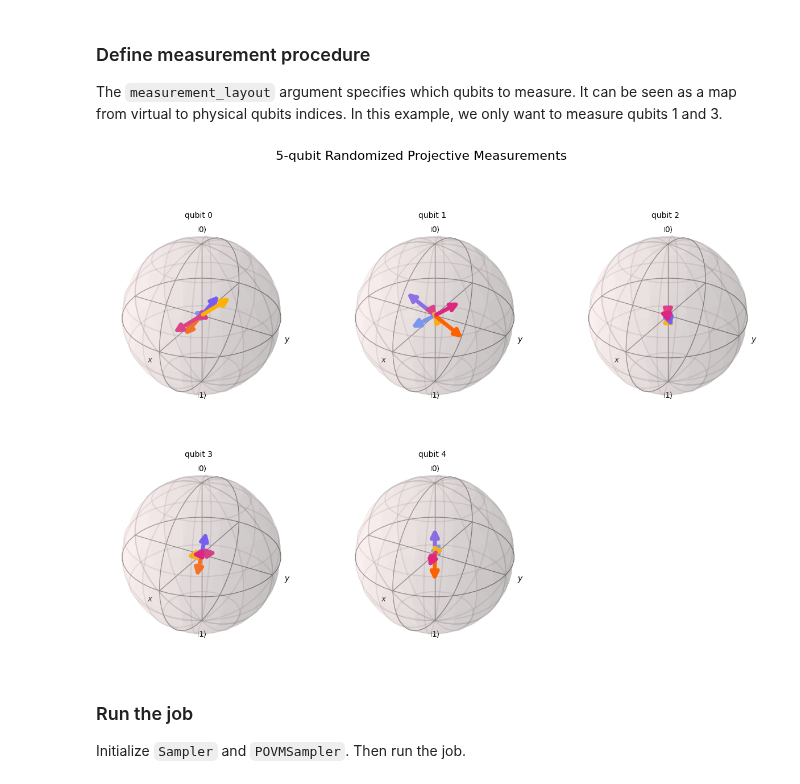
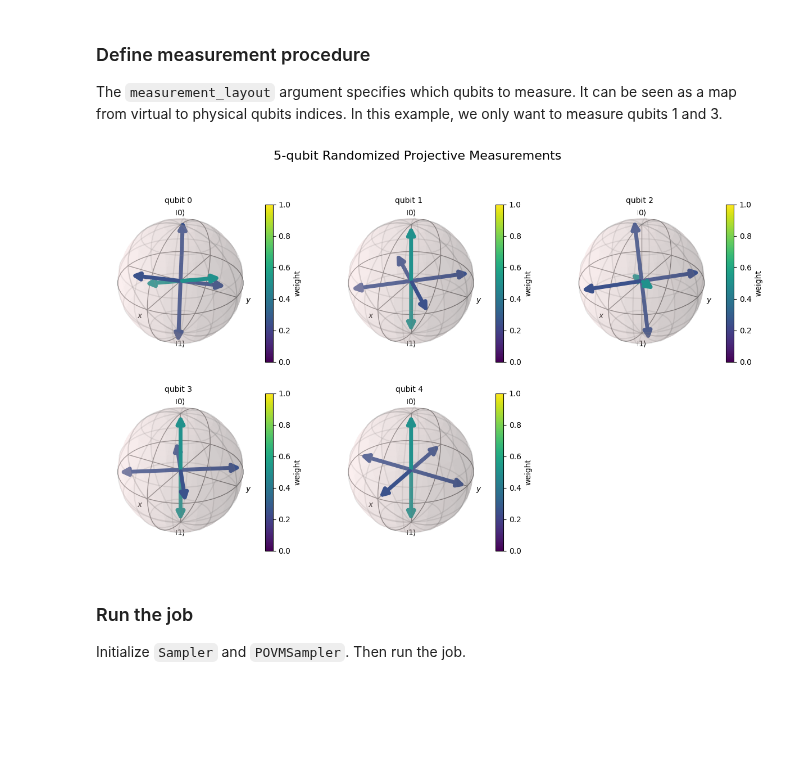
Before and after one commit to qiskit-community/povm-toolbox, a Jupyter notebook: docs/how_tos/dual_optimizer.ipynb, the cells around one changed output. Cells and saved outputs as stored; diff of their text form; code cells hidden in the pictures; blank space fills up the shorter version.

```diff
--- a/docs/how_tos/dual_optimizer.ipynb
+++ b/docs/how_tos/dual_optimizer.ipynb
@@ -24,25 +24,29 @@ The `measurement_layout` argument specifies which qubits to measure. It can be s
 # %%
 import numpy as np
 from numpy.random import default_rng
 from povm_toolbox.library import RandomizedProjectiveMeasurements
 
 rng = default_rng(13)
 
 n_qubit = qc.num_qubits
 
-# Choose the angles at random
-phi = 2 * np.pi * rng.uniform(0, 1, size=3 * n_qubit).reshape((n_qubit, 3))
-theta = np.arccos(2 * rng.uniform(0, 1, size=3 * n_qubit).reshape((n_qubit, 3)) - 1.0)
-angles = np.concatenate((theta, phi), axis=1)
-
-# Also choose the bias at random
-bias = rng.uniform(0, 1, size=3 * n_qubit).reshape((n_qubit, 3))
-bias /= bias.sum(axis=1)[:, np.newaxis]
+bias = np.array([0.5, 0.25, 0.25])
+angles = np.array(
+    [
+        [2.01757238, -1.85001671, 2.52155716, 0.45636669, 1.17175533, -0.48263278],
+        [0.0, 0.0, 1.57079633, -2.35619449, 1.57079633, -0.78539816],
+        [1.94493547, -2.39620342, 0.3760775, -2.28966468, 1.53443501, 2.33046898],
+        [0.0, 0.0, 1.57079633, 0.6, 1.57079633, 2.17079633],
+        [0.0, 0.0, 1.57079633, 0.0, 1.57079633, 1.57079633],
+    ]
+)
 
 measurement = RandomizedProjectiveMeasurements(n_qubit, bias=bias, angles=angles, seed_rng=rng)
-measurement.definition().draw_bloch(title=f"{n_qubit}-qubit Randomized Projective Measurements")
+measurement.definition().draw_bloch(
+    title=f"{n_qubit}-qubit Randomized Projective Measurements", colorbar=True
+)
 # %% [output]
-[figure, old version]
+[figure, new version]
 # %% [markdown]
 ### Run the job
 
```
Also changed, not shown: parts of 6 cells of this notebook, 1 other file.
